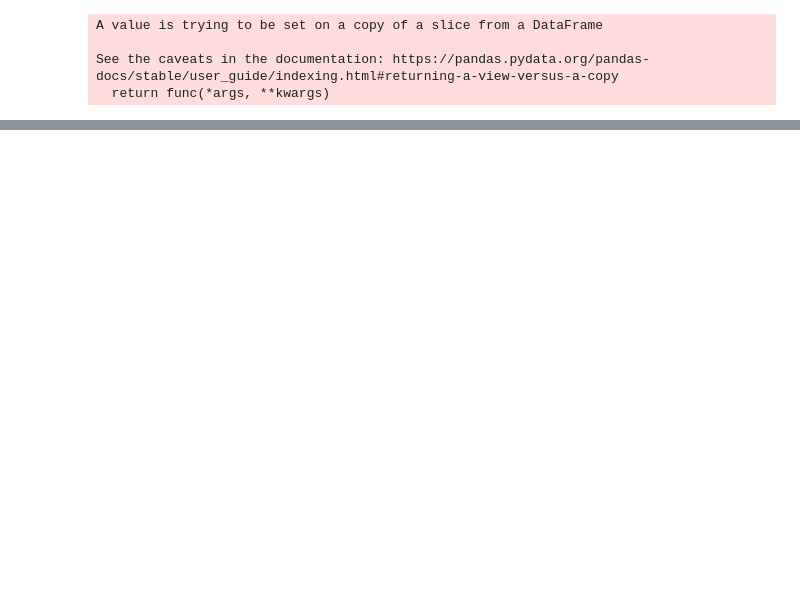
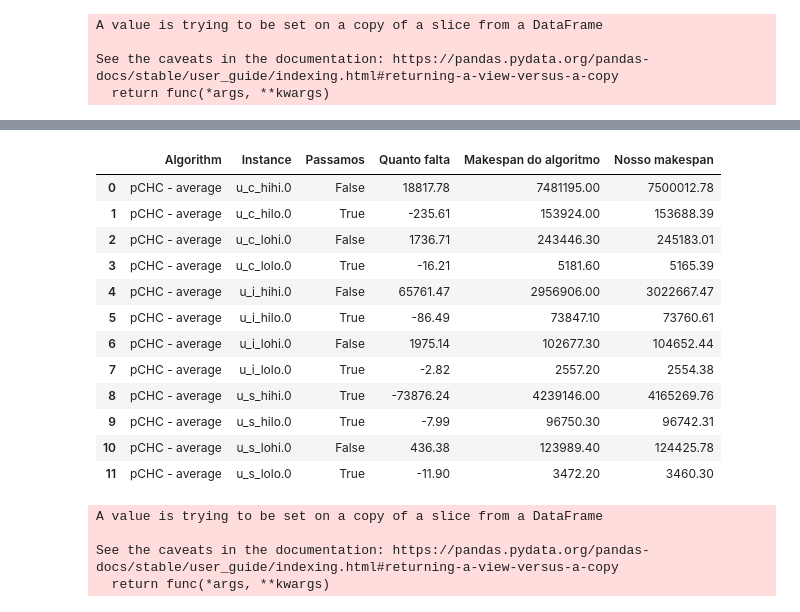
Before and after one commit to marlonrochaeng/pesquisaMestrado, a Jupyter notebook: resultados/Analise.ipynb, the cells around one changed output, grey strips where cells are left out. Saved outputs shown, nothing was run; the diff lists cells and outputs as text; code cells hidden in the pictures; blank space fills up the shorter version.

```diff
--- a/resultados/Analise.ipynb
+++ b/resultados/Analise.ipynb
@@ -90,0 +116,35 @@ df_ags
+# %%
+df_to_compare = pd.DataFrame(columns=['Algorithm', 'Instance', 'Passamos', 'Quanto falta','Makespan do algoritmo', 'Nosso makespan'])
+df_to_compare['Instance'] = ['u_c_hihi.0', 'u_c_hilo.0', 'u_c_lohi.0', 'u_c_lolo.0','u_i_hihi.0','u_i_hilo.0',
+    'u_i_lohi.0','u_i_lolo.0','u_s_hihi.0', 'u_s_hilo.0', 'u_s_lohi.0', 'u_s_lolo.0']
+df_to_compare['Algorithm'] = 'pCHC - average'
+df_to_compare['Nosso makespan'] = list(df_a_correto.drop_duplicates(subset=['makespan'])['makespan'])
+df_to_compare['Makespan do algoritmo'] = [7481195,153924,243446.3,5181.6, 2956906,73847.1,102677.3,2557.2,4239146,96750.3,123989.4,3472.2]
+df_to_compare.loc[df_to_compare['Makespan do algoritmo'] > df_to_compare['Nosso makespan'], 'Passamos'] = 'True'
+df_to_compare.loc[df_to_compare['Makespan do algoritmo'] < df_to_compare['Nosso makespan'], 'Passamos'] = 'False'
+df_to_compare['Quanto falta'] =  df_to_compare['Nosso makespan'] - df_to_compare['Makespan do algoritmo']
+# %%
+df_to_compare
+# %% [output]
+|  | Algorithm | Instance | Passamos | Quanto falta | Makespan do algoritmo | Nosso makespan |
+| 0 | pCHC - average | u_c_hihi.0 | False | 18817.78 | 7481195.00 | 7500012.78 |
+| 1 | pCHC - average | u_c_hilo.0 | True | -235.61 | 153924.00 | 153688.39 |
+| 2 | pCHC - average | u_c_lohi.0 | False | 1736.71 | 243446.30 | 245183.01 |
+| 3 | pCHC - average | u_c_lolo.0 | True | -16.21 | 5181.60 | 5165.39 |
+| 4 | pCHC - average | u_i_hihi.0 | False | 65761.47 | 2956906.00 | 3022667.47 |
+| 5 | pCHC - average | u_i_hilo.0 | True | -86.49 | 73847.10 | 73760.61 |
+| 6 | pCHC - average | u_i_lohi.0 | False | 1975.14 | 102677.30 | 104652.44 |
+| 7 | pCHC - average | u_i_lolo.0 | True | -2.82 | 2557.20 | 2554.38 |
+| 8 | pCHC - average | u_s_hihi.0 | True | -73876.24 | 4239146.00 | 4165269.76 |
+| 9 | pCHC - average | u_s_hilo.0 | True | -7.99 | 96750.30 | 96742.31 |
+| 10 | pCHC - average | u_s_lohi.0 | False | 436.38 | 123989.40 | 124425.78 |
+| 11 | pCHC - average | u_s_lolo.0 | True | -11.90 | 3472.20 | 3460.30 |
+# %%
+df_mutacao_correto_vs = pd.read_csv('vs_local_search_and_mutation.csv',index_col=0)
+df_a_correto_vs = df_mutacao_correto_vs.loc[df_mutacao_correto_vs['makespan'].isin(df_mutacao_correto_vs.groupby('instance')['makespan'].min().values)]
+df_a_correto_vs.sort_values('instance',inplace=True, ascending=True)
+# %% [output]
+A value is trying to be set on a copy of a slice from a DataFrame
+
+See the caveats in the documentation: https://pandas.pydata.org/pandas-docs/stable/user_guide/indexing.html#returning-a-view-versus-a-copy
+  return func(*args, **kwargs)
```
Also changed, not shown: parts of 7 cells of this notebook, 8 other files.
